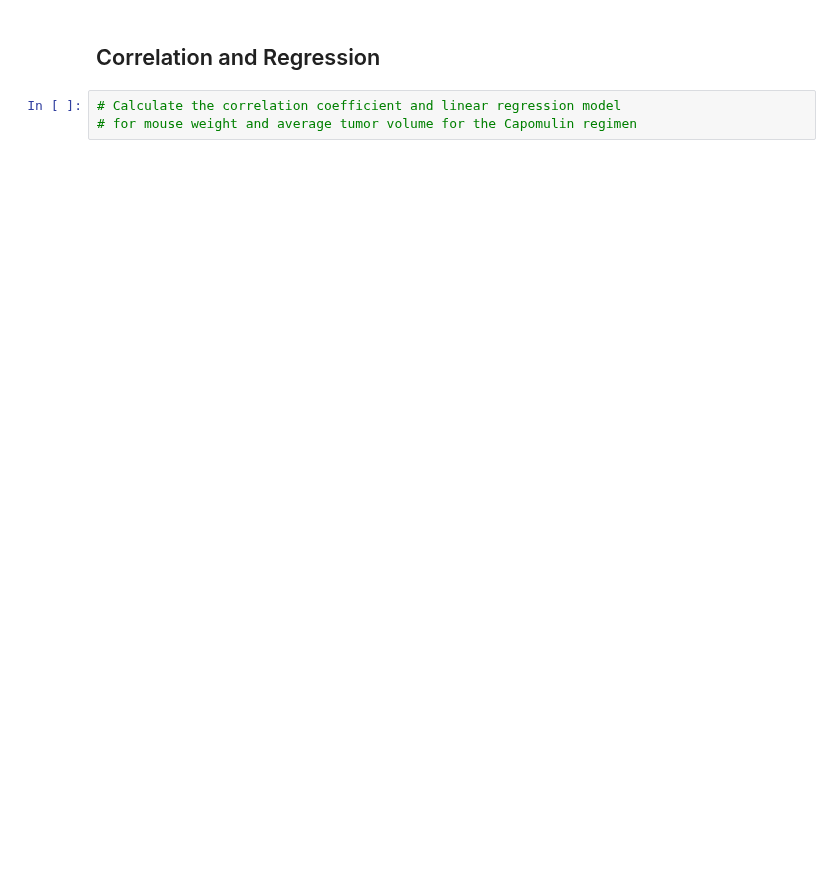
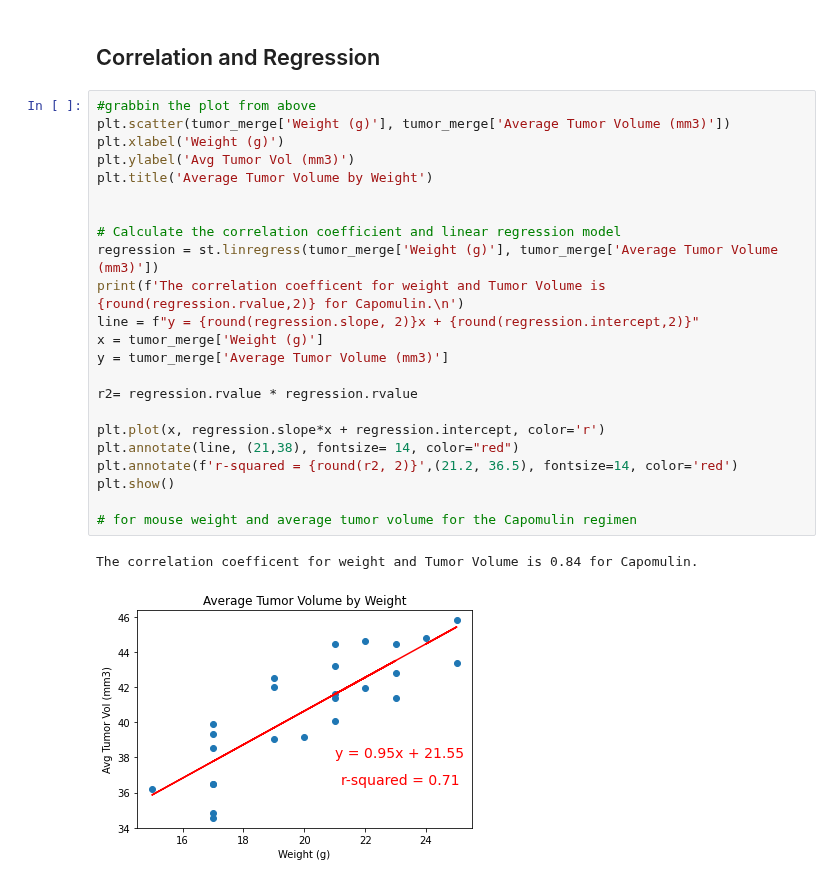
Before and after one commit to Munseaux/matplotlib-challenge, a Jupyter notebook: pymaceuticals.ipynb, the cells around one changed output. Cells and saved outputs as stored; diff of their text form; blank space fills up the shorter version.

Commit message:
working liner regression

```diff
--- a/pymaceuticals.ipynb
+++ b/pymaceuticals.ipynb
@@ -206,5 +281,28 @@ fantastic_four_df
 # %% [markdown]
 ## Correlation and Regression
-# %%
-# Calculate the correlation coefficient and linear regression model
-# for mouse weight and average tumor volume for the Capomulin regimen
+# %%
+#grabbin the plot from above
+plt.scatter(tumor_merge['Weight (g)'], tumor_merge['Average Tumor Volume (mm3)'])
+plt.xlabel('Weight (g)')
+plt.ylabel('Avg Tumor Vol (mm3)')
+plt.title('Average Tumor Volume by Weight')
+
+
+# Calculate the correlation coefficient and linear regression model
+regression = st.linregress(tumor_merge['Weight (g)'], tumor_merge['Average Tumor Volume (mm3)'])
+print(f'The correlation coefficent for weight and Tumor Volume is {round(regression.rvalue,2)} for Capomulin.\n')
+line = f"y = {round(regression.slope, 2)}x + {round(regression.intercept,2)}"
+x = tumor_merge['Weight (g)']
+y = tumor_merge['Average Tumor Volume (mm3)']
+
+r2= regression.rvalue * regression.rvalue
+
+plt.plot(x, regression.slope*x + regression.intercept, color='r')
+plt.annotate(line, (21,38), fontsize= 14, color="red")
+plt.annotate(f'r-squared = {round(r2, 2)}',(21.2, 36.5), fontsize=14, color='red')
+plt.show()
+
+# for mouse weight and average tumor volume for the Capomulin regimen
+# %% [output]
+The correlation coefficent for weight and Tumor Volume is 0.84 for Capomulin.
+[figure, added]
```
Also changed, not shown: parts of 7 cells of this notebook.
